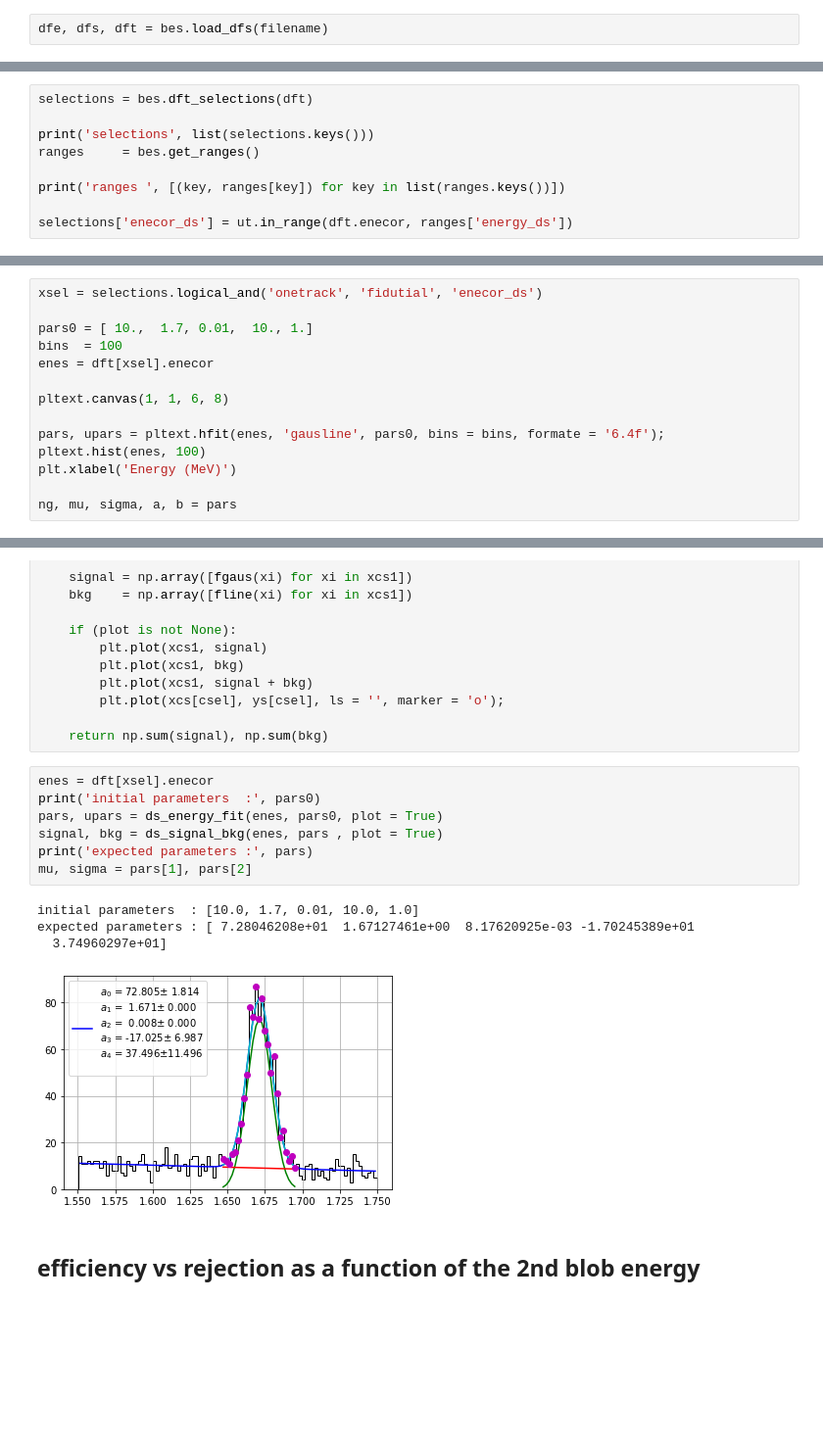
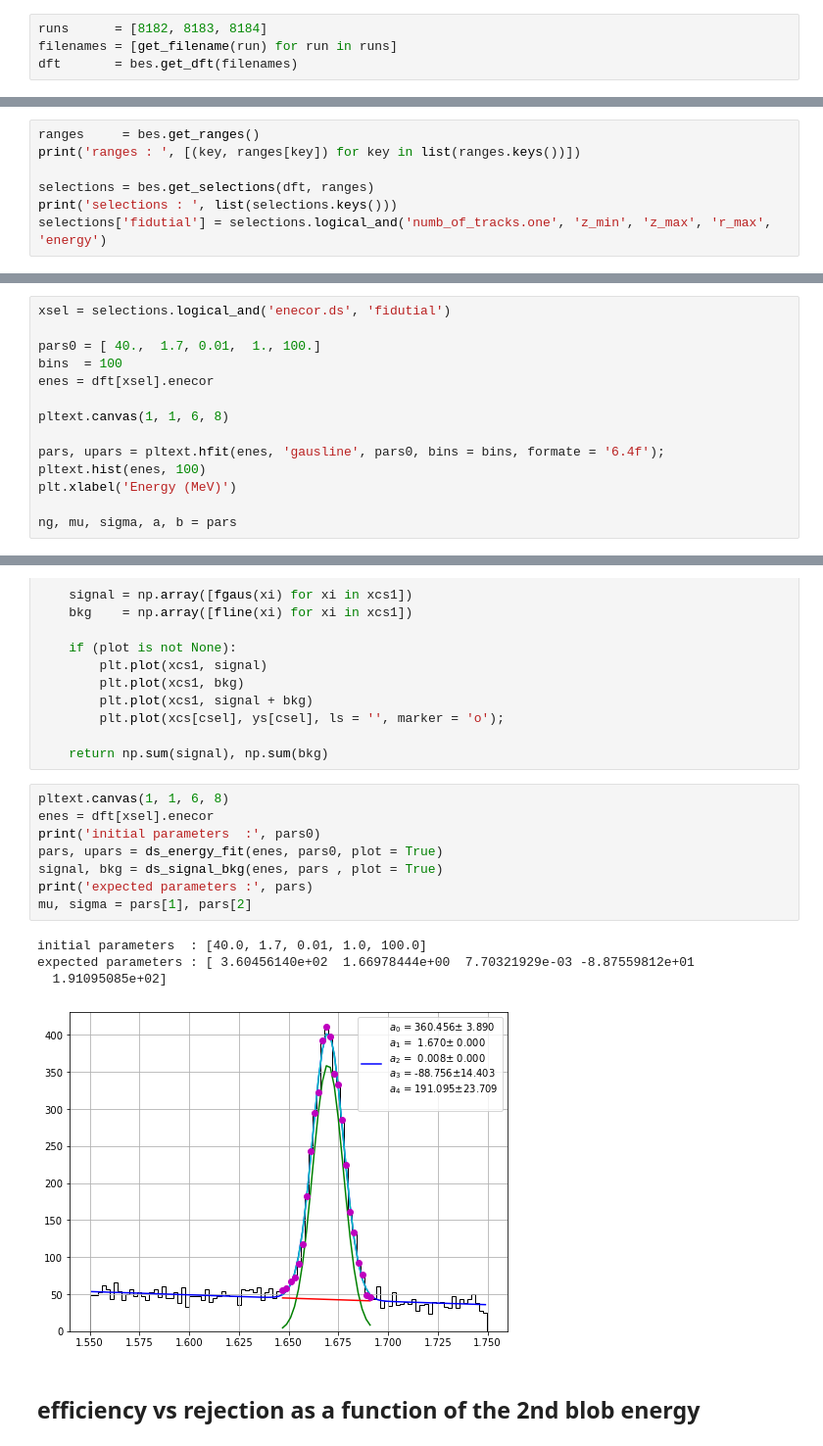
Before and after one commit to jahernando/ICAROSNB, a Jupyter notebook: JAH/bes/ds_blob_id.ipynb, the cells around one changed output, grey strips where cells are left out. Shown at 98% size. Cells and saved outputs as stored; diff of their text form; blank space fills up the shorter version.

```diff
--- a/JAH/bes/ds_blob_id.ipynb
+++ b/JAH/bes/ds_blob_id.ipynb
@@ -38,2 +39,4 @@ data filename:  /data_extra2/jrenner/analysis/NEW/8180/hdf5/cdst/trigger2/cdst_c
-# %%
-dfe, dfs, dft = bes.load_dfs(filename)
+# %%
+runs      = [8182, 8183, 8184]
+filenames = [get_filename(run) for run in runs]
+dft       = bes.get_dft(filenames)
@@ -40,12 +47,10 @@ dfe, dfs, dft = bes.load_dfs(filename)
 # %% [markdown]
 ### selections and ranges
 # %%
-selections = bes.dft_selections(dft)
+ranges     = bes.get_ranges()
+print('ranges : ', [(key, ranges[key]) for key in list(ranges.keys())])
 
-print('selections', list(selections.keys()))
-ranges     = bes.get_ranges()
-
-print('ranges ', [(key, ranges[key]) for key in list(ranges.keys())])
-
-selections['enecor_ds'] = ut.in_range(dft.enecor, ranges['energy_ds'])
+selections = bes.get_selections(dft, ranges)
+print('selections : ', list(selections.keys()))
+selections['fidutial'] = selections.logical_and('numb_of_tracks.one', 'z_min', 'z_max', 'r_max', 'energy')
 # %% [output]
@@ -54,9 +59,9 @@ ranges  [('energy', (0.0, 3.0)), ('energy_cs', (0.65, 0.71)), ('energy_ds', (1.5
 # %% [markdown]
 ## Energy
 # %%
-xsel = selections.logical_and('onetrack', 'fidutial', 'enecor_ds')
+xsel = selections.logical_and('enecor.ds', 'fidutial')
 
-pars0 = [ 10.,  1.7, 0.01,  10., 1.]
+pars0 = [ 40.,  1.7, 0.01,  1., 100.]
 bins  = 100
 enes = dft[xsel].enecor
 
@@ -119,17 +124,18 @@ def ds_signal_bkg(enes, pars, bins = 100, nsigmas = 3, plot = False):
 
     return np.sum(signal), np.sum(bkg)
 # %%
+pltext.canvas(1, 1, 6, 8)
 enes = dft[xsel].enecor
 print('initial parameters  :', pars0)
 pars, upars = ds_energy_fit(enes, pars0, plot = True)
 signal, bkg = ds_signal_bkg(enes, pars , plot = True)
 print('expected parameters :', pars)
 mu, sigma = pars[1], pars[2]
 # %% [output]
-initial parameters  : [10.0, 1.7, 0.01, 10.0, 1.0]
-expected parameters : [ 7.28046208e+01  1.67127461e+00  8.17620925e-03 -1.70245389e+01
-  3.74960297e+01]
+initial parameters  : [40.0, 1.7, 0.01, 1.0, 100.0]
+expected parameters : [ 3.60456140e+02  1.66978444e+00  7.70321929e-03 -8.87559812e+01
+  1.91095085e+02]
-[figure, old version]
+[figure, new version]
 # %% [markdown]
 ## efficiency vs rejection as a function of the 2nd blob energy
 # %%
```
Also changed, not shown: parts of 10 cells of this notebook, 1 other file.
